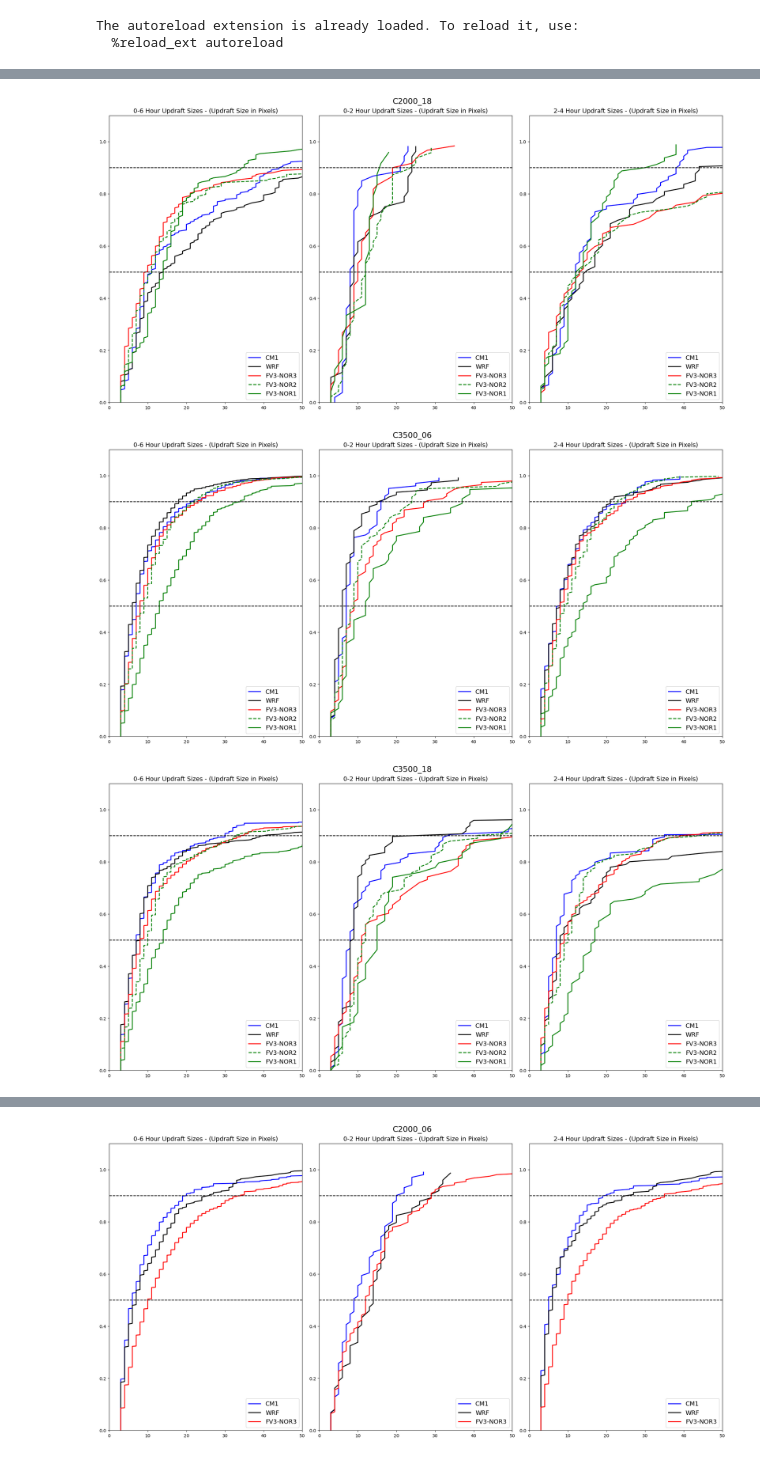
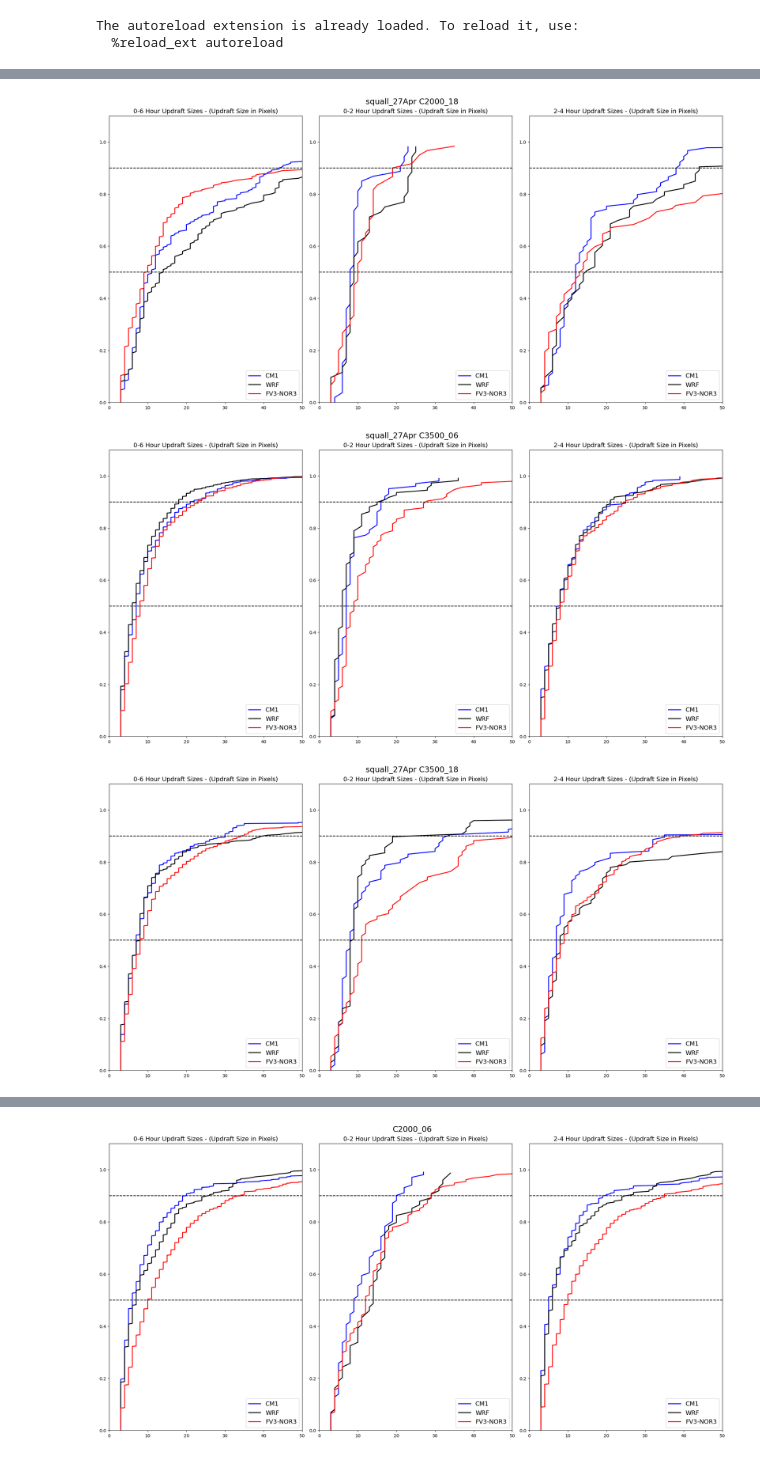
Before and after one commit to louiswicker/CAM_analysis_tools, a Jupyter notebook: ideal_cases/squall_line_profiles_V2.ipynb, the cells around one changed output, grey strips where cells are left out. Cells and saved outputs as stored; diff of their text form; code cells hidden in the pictures.

```diff
--- a/ideal_cases/squall_line_profiles_V2.ipynb
+++ b/ideal_cases/squall_line_profiles_V2.ipynb
@@ -176,14 +202,30 @@ def plot_sizes_driver(models, plabel=""):
                     ax[n].set_xlim(0,50)
                     ax[n].legend(fontsize=14, loc='lower right')
 
-            plt.suptitle("%s" % (label), fontsize=18)
+            plt.suptitle("%s %s" % (plabel, label), fontsize=18)
 # %%
+
+models = { 'cm1': pickle2Obj('profiles/cm1_squall_3km_27Apr.pkl',retObj=False),
+           'wrf': pickle2Obj('profiles/wrf_squall_3km_27Apr.pkl', retObj=False),
+           'solo': pickle2Obj('profiles/solo_squall_3km_27Apr.pkl',retObj=False),
+           # 'solo2': pickle2Obj('profiles/solo_squall_3km_nord2_35dbz_profiles.pkl',retObj=False),
+           # 'solo1': pickle2Obj('profiles/solo_squall_3km_nord1_35dbz_profiles.pkl',retObj=False)
+         }
+
+plot_sizes_driver( models, plabel = 'squall_27Apr' )
 
 models = { 'cm1': pickle2Obj('profiles/cm1_squall_3km_35dbz_profiles.pkl',retObj=False),
            'wrf': pickle2Obj('profiles/wrf_squall_3km_35dbz_profiles.pkl', retObj=False),
            'solo': pickle2Obj('profiles/solo_squall_3km_35dbz_profiles.pkl',retObj=False),
-           'solo2': pickle2Obj('profiles/solo_squall_3km_nord2_35dbz_profiles.pkl',retObj=False),
-           'solo1': pickle2Obj('profiles/solo_squall_3km_nord1_35dbz_profiles.pkl',retObj=False) }
+           # 'solo2': pickle2Obj('profiles/solo_squall_3km_nord2_35dbz_profiles.pkl',retObj=False),
+           # 'solo1': pickle2Obj('profiles/solo_squall_3km_nord1_35dbz_profiles.pkl',retObj=False)
+         }
 
-plot_sizes_driver( models, plabel = 'squall_3km' )
+models = { 'cm1': pickle2Obj('profiles/solo_squall_3km_27Apr.pkl',retObj=False),
+           'solo': pickle2Obj('profiles/solo_squall_3km_35dbz_profiles.pkl',retObj=False),
+           # 'solo2': pickle2Obj('profiles/solo_squall_3km_nord2_35dbz_profiles.pkl',retObj=False),
+           # 'solo1': pickle2Obj('profiles/solo_squall_3km_nord1_35dbz_profiles.pkl',retObj=False)
+         }
+
+plot_sizes_driver( models, plabel = 'squall_comparison' )
 # %% [output]
@@ -191,3 +233,3 @@ plot_sizes_driver( models, plabel = 'squall_3km' )
-[figure, old version]
+[figure, new version]
-[figure, old version]
+[figure, new version]
-[figure, old version]
+[figure, new version]
```
Also changed, not shown: parts of 3 cells of this notebook, 5 other files.
